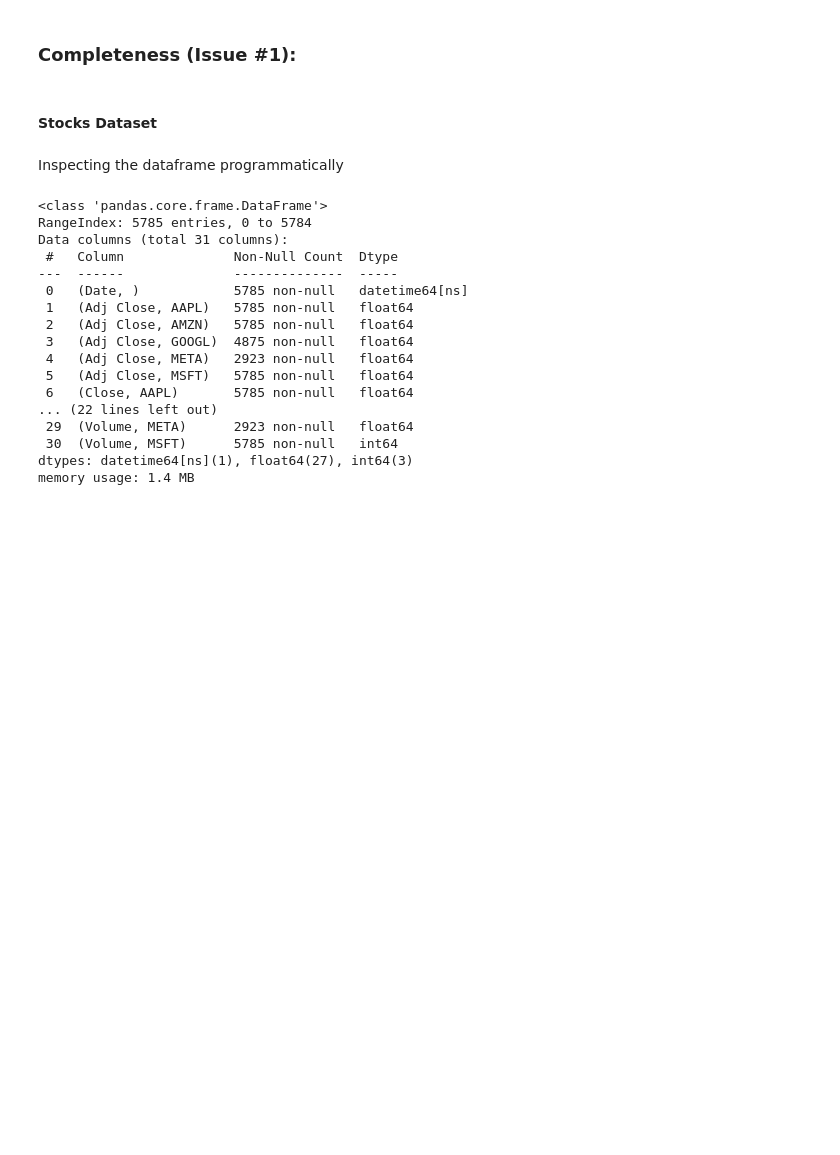
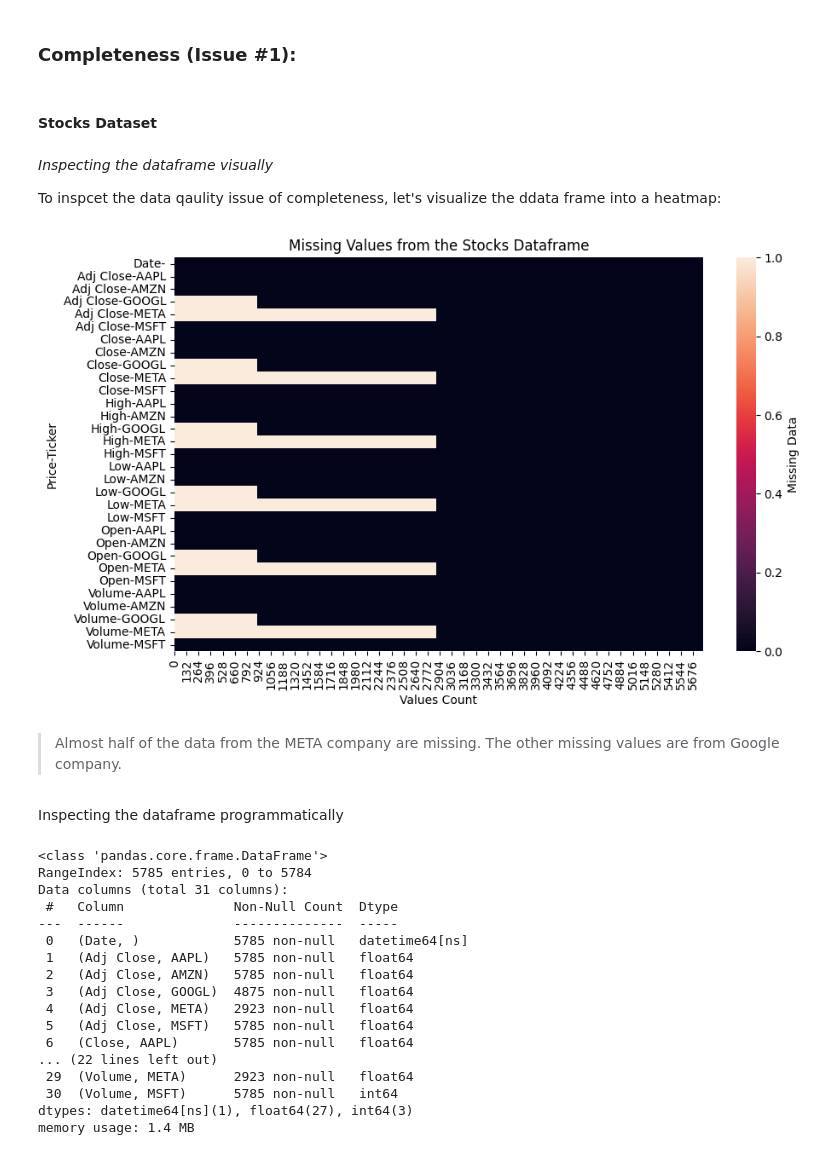
Before and after one commit to sondosaabed/Oil-vs-BigTech-stock-investigation, a Jupyter notebook: oil-bigTechCompanies-investigation.ipynb, the cells around one changed output. Saved outputs shown, nothing was run; the diff lists cells and outputs as text; code cells hidden in the pictures; blank space fills up the shorter version.

Commit message:
Finishing the quality issue of compeletness programmaitcally and visually for both datasets.

```diff
--- a/oil-bigTechCompanies-investigation.ipynb
+++ b/oil-bigTechCompanies-investigation.ipynb
@@ -171,6 +174,21 @@ Here's a list of the data quality attributes we covered in the course for your r
 ### Completeness (Issue #1):
 # %% [markdown]
 #### Stocks Dataset
+# %% [markdown]
+*Inspecting the dataframe visually*
+
+To inspcet the data qaulity issue of completeness, let's visualize the ddata frame into a heatmap:
+# %%
+nan = ['NA','NaN','-', '0', np.nan] ## possible null vlaues
+# %%
+plt.figure(figsize=(10,6))
+sns.heatmap(stocks_data.isin(nan).transpose(), cbar_kws={'label': 'Missing Data'})
+plt.title('Missing Values from the Stocks Dataframe')
+plt.xlabel('Values Count');
+# %% [output]
+[figure, added]
+# %% [markdown]
+> Almost half of the data from the META company are missing. The other missing values are from Google company.
 # %% [markdown]
 Inspecting the dataframe programmatically
 # %%
```
Also changed, not shown: parts of 9 cells of this notebook.
